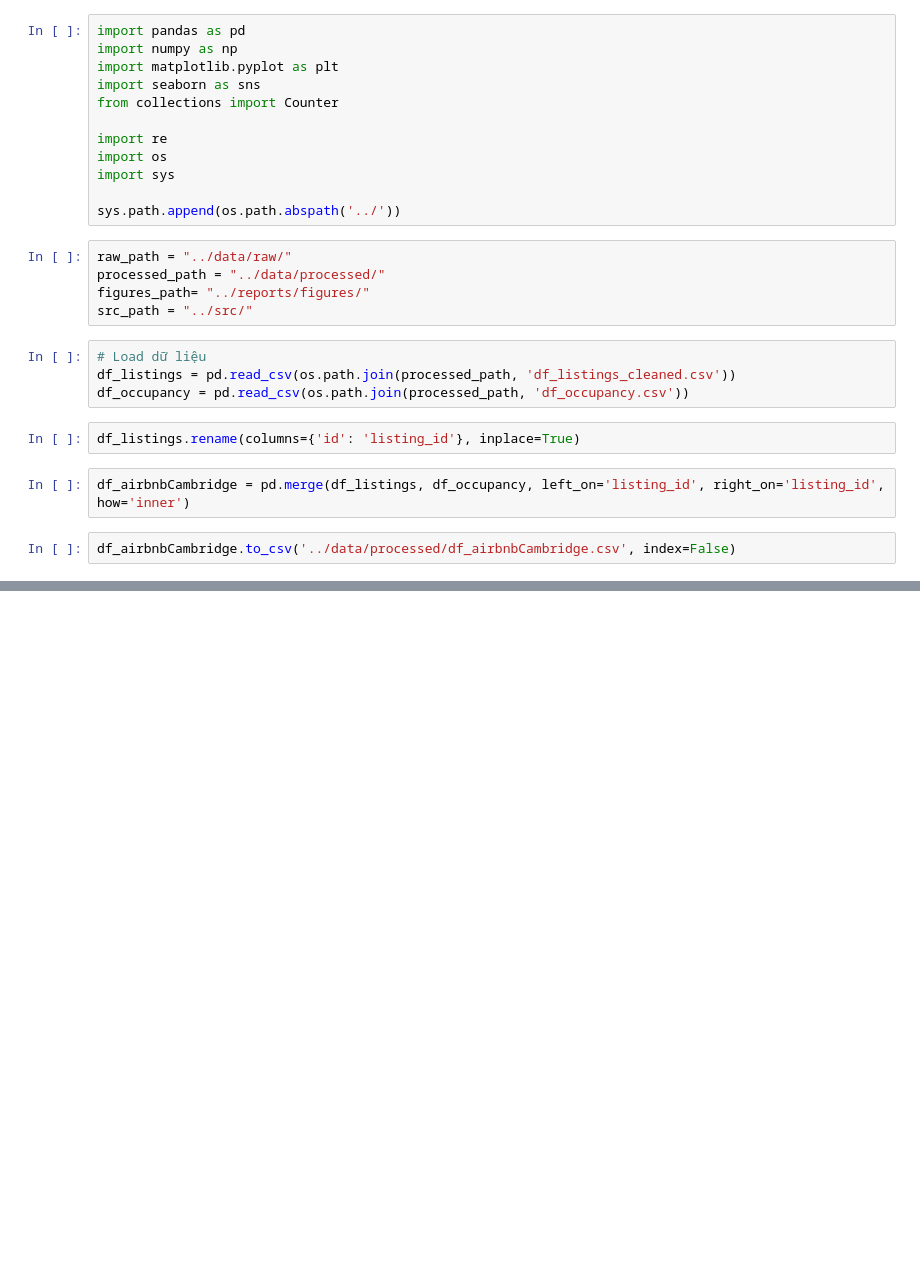
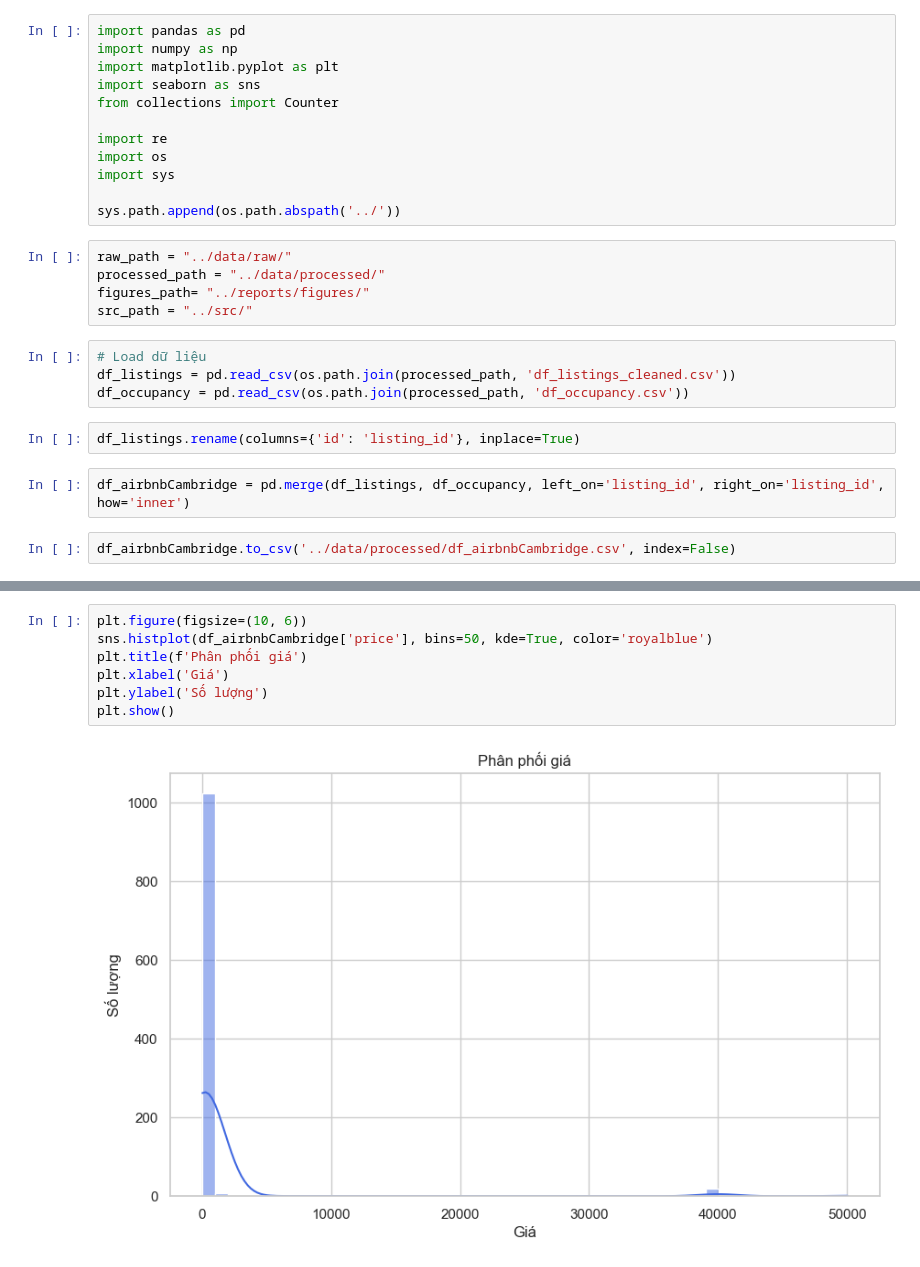
Before and after one commit to baokhanhth/Group01_Data_Analysis, a Jupyter notebook: notebooks/merge_and_eda.ipynb, the cells around one changed output, grey strips where cells are left out. Cells and saved outputs as stored; diff of their text form; blank space fills up the shorter version.

```diff
--- a/notebooks/merge_and_eda.ipynb
+++ b/notebooks/merge_and_eda.ipynb
@@ -90,0 +91,9 @@ df_airbnbCambridge.describe()
+# %%
+plt.figure(figsize=(10, 6))
+sns.histplot(df_airbnbCambridge['price'], bins=50, kde=True, color='royalblue')
+plt.title(f'Phân phối giá')
+plt.xlabel('Giá')
+plt.ylabel('Số lượng')
+plt.show()
+# %% [output]
+[figure, added]
```
Also changed, not shown: parts of 15 cells of this notebook, 3 other files.
